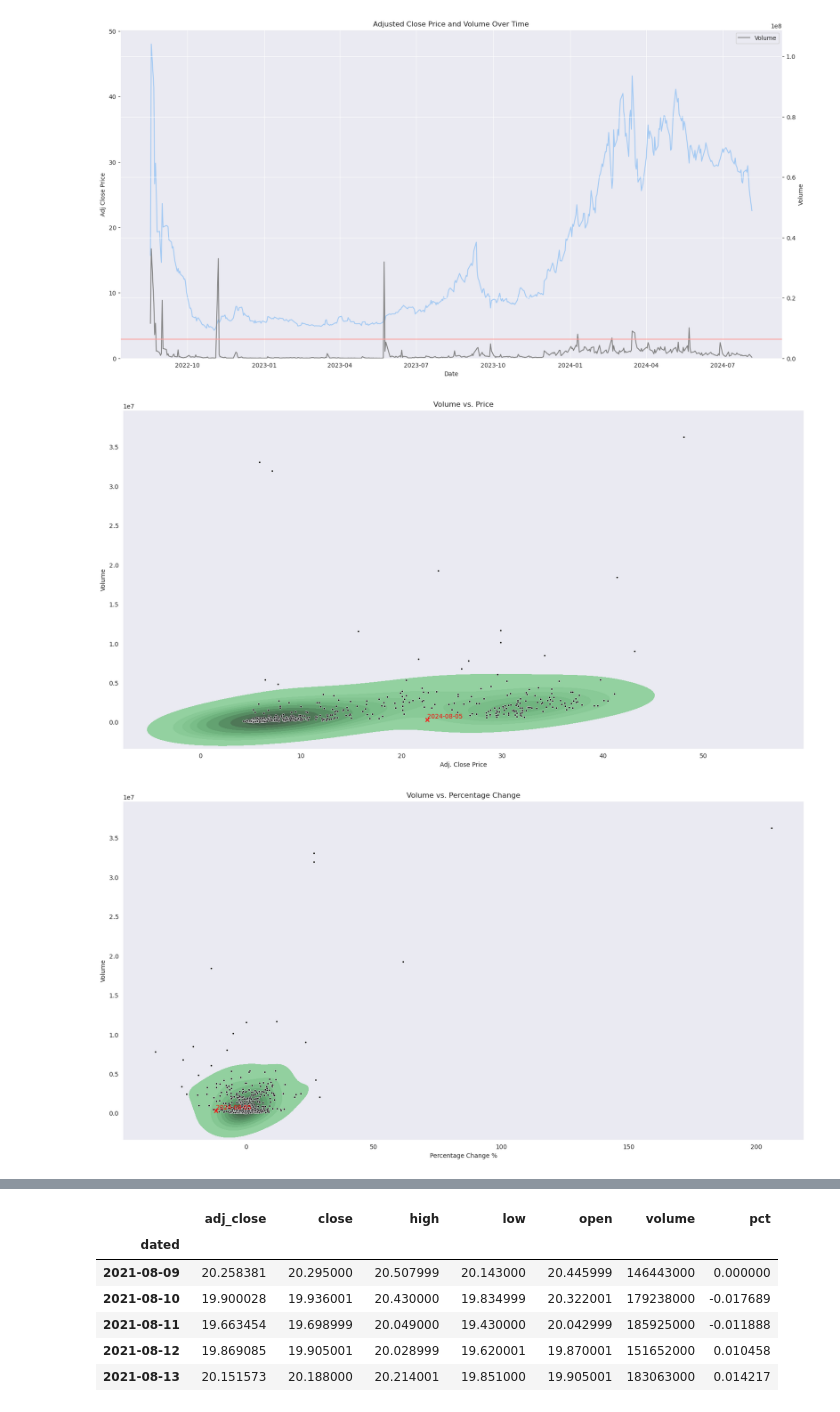
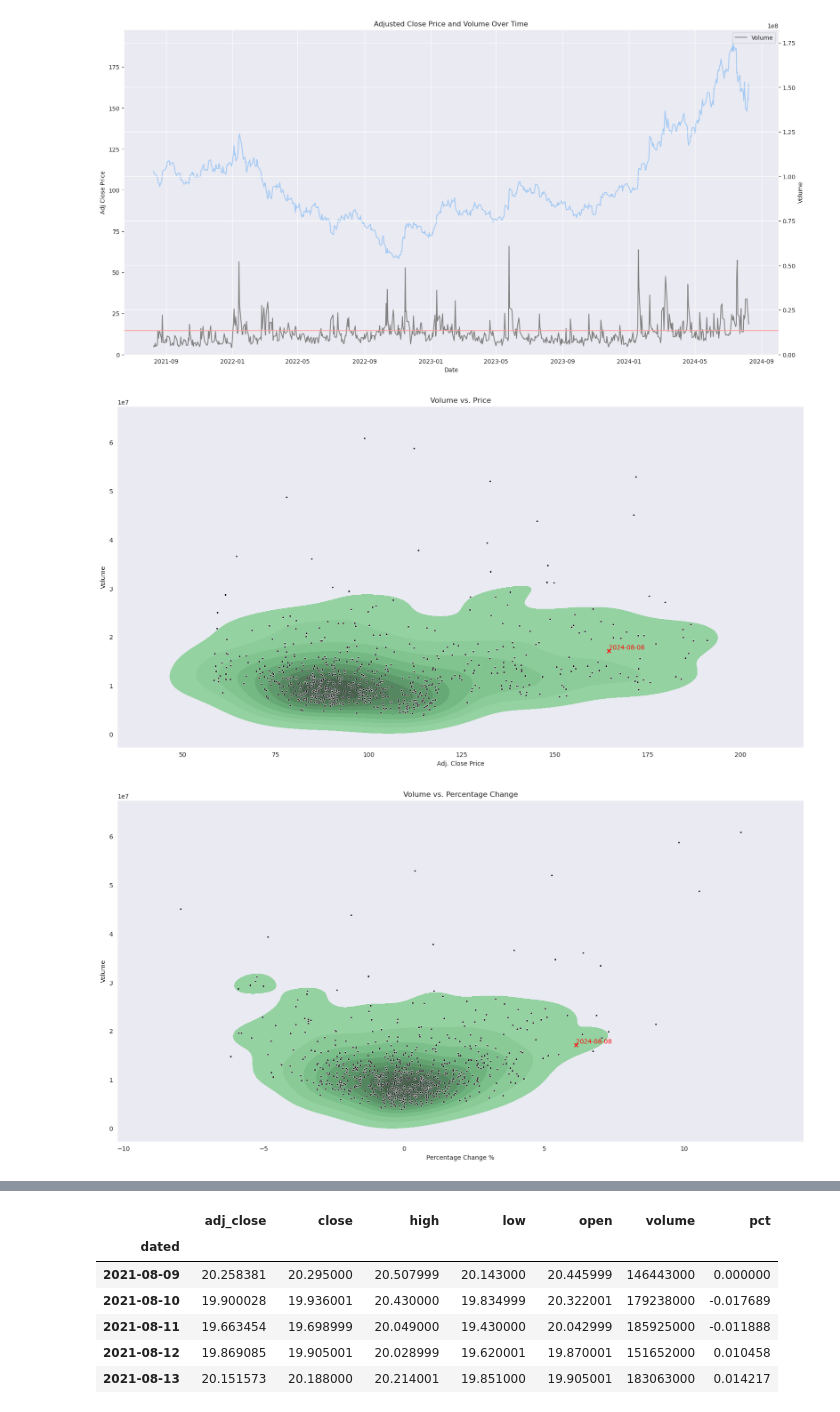
Before and after one commit to Vostanis/renai, a Jupyter notebook: research/dev.ipynb, the cells around one changed output, grey strips where cells are left out. Saved outputs shown, nothing was run; the diff lists cells and outputs as text; code cells hidden in the pictures.

```diff
--- a/research/dev.ipynb
+++ b/research/dev.ipynb
@@ -93,7 +92,7 @@ class Stock:
     # def time_decay()
         # <--- measure decrease of volatility after huge volume spikes
 # %%
-price = Stock("GCT").price()
+price = Stock("TSM").price()
 
 # VISUALS
 sns.set_color_codes(palette='pastel')
@@ -149,33 +148,33 @@ most_recent_pct = price['pct'].iloc[-1] * 100
 most_recent_volume = price['volume'].iloc[-1]
 plt.scatter(most_recent_pct, most_recent_volume, color='red', marker='x')  # Red dot
 plt.text(most_recent_pct, most_recent_volume, price.index[-1].date(), color='red', va='bottom')
 plt.grid()
 plt.show()
 
 # DISTRIBUTION PLOTS
 fig, axs = plt.subplots(2, 1, figsize=(20, 10))
 
 sns.histplot(price['pct'] * 100, ax=axs[0])
 axs[0].set_title("Distribution of Percentage Change")
 # axs[0].axvline(x=pct_mean, color='b')
 # axs[0].axvline(x=pct_median, color='g')
 # axs[0].axvline(x=pct_std, color='r')
 axs[0].axvline(x=pct_std*2, color='r')
 # axs[0].axvline(x=pct_std*3, color='r', linestyle='--')
 axs[0].grid()
 
 sns.histplot(price['volume'], ax=axs[1])
 axs[1].set_title("Distribution of Volume")
 # axs[1].axvline(x=vol_mean, color='b')
 # axs[1].axvline(x=vol_median, color='g')
 # axs[1].axvline(x=vol_std, color='r')
 axs[1].axvline(x=vol_std*2, color='r')
 # axs[1].axvline(x=vol_std*3, color='yellow', linestyle='--')
 axs[1].grid()
 
 plt.tight_layout()
 plt.show()
 # %% [output]
-[figure, old version]
+[figure, new version]
-[figure, old version]
+[figure, new version]
-[figure, old version]
+[figure, new version]
```
Also changed, not shown: parts of 9 cells of this notebook.
